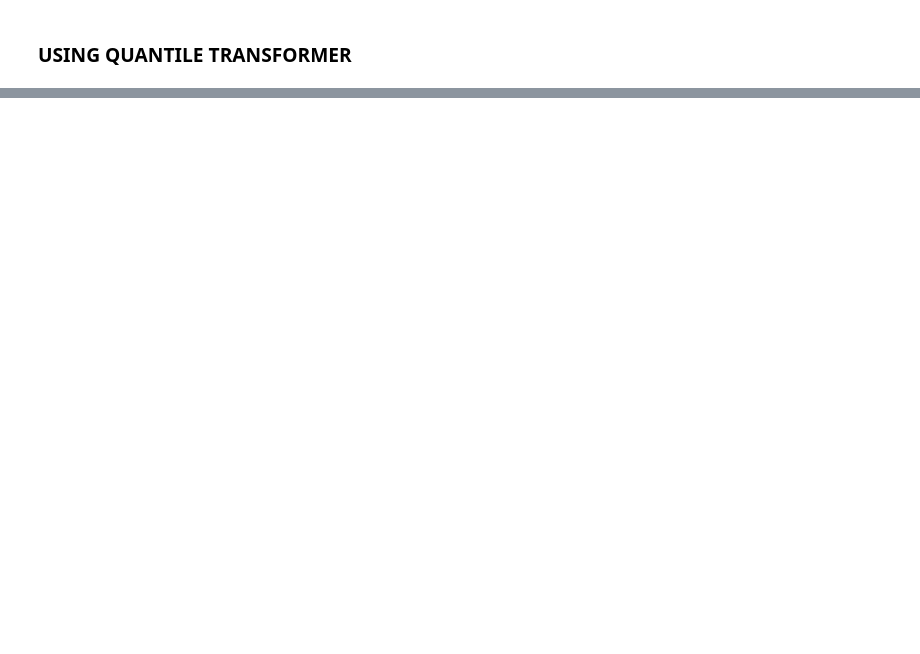
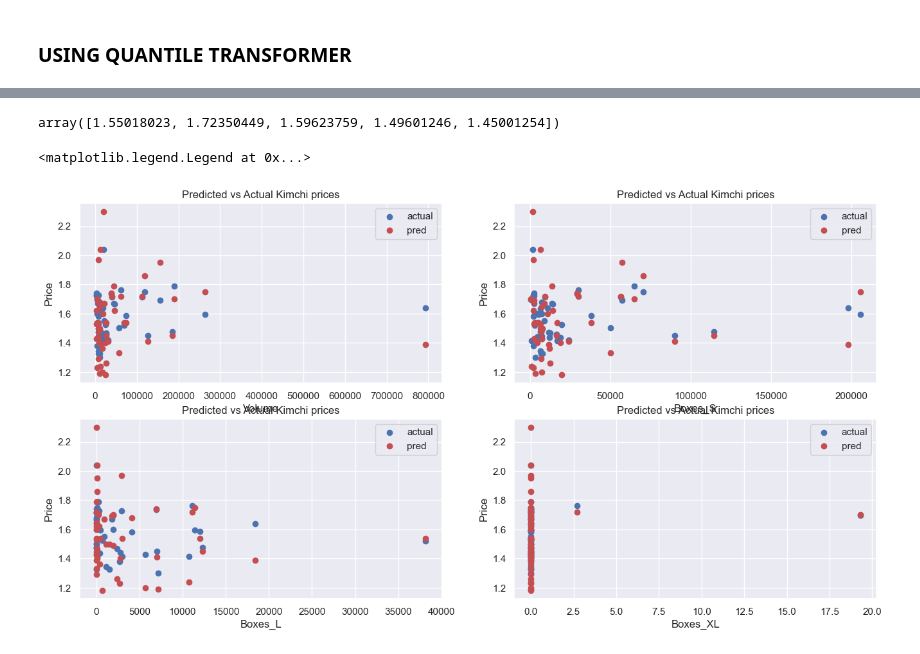
Before and after one commit to mattmiranda/ml-regression, a Jupyter notebook: main.ipynb, the cells around one changed output, grey strips where cells are left out. Drawn from its saved outputs; the diff is of its cells as text; code cells hidden in the pictures; blank space fills up the shorter version.

Commit message:
Added scatter plot to compare predictions and actual labels (prices)

```diff
--- a/main.ipynb
+++ b/main.ipynb
@@ -600,5 +684,5 @@ df
 # %%
 df["month"] = df.Date.dt.month
 df["season"] = df.apply(lambda x: 0 if x['month'] in [1,2,12] else (1 if x['month'] in [3,4,5] else (2 if x['month'] in [6,7,8] else 4)), axis=1)
-df = df.drop(["Date", "Boxes_T"], axis=1)
+df = df.drop(["Date"], axis=1)
 df
@@ -745,3 +900,5 @@ svm_pipeline = make_pipeline(col_trans, svm)
 svm_pipeline.fit(X_train, y_train)
 predictions = svm_pipeline.predict(X_test)
 predictions[:5]
+# %% [output]
+array([1.55018023, 1.72350449, 1.59623759, 1.49601246, 1.45001254])
@@ -749,0 +905,44 @@ list(y_test[:5])
+# %%
+# Simple plot to see how the SVM model performed
+y_pred = predictions[:50]
+
+plt.figure(figsize=(16,8))
+
+plt.subplot(2,2,1)
+X_plot = X_test["Volume"][:50]
+plt.scatter(X_plot, y_pred, c='b', label='actual')
+plt.scatter(X_plot, y_test[:50], c='r', label='pred')
+plt.title("Predicted vs Actual Kimchi prices")
+plt.xlabel("Volume")
+plt.ylabel("Price")
+plt.legend()
+
+plt.subplot(2,2,2)
+X_plot = X_test["Boxes_S"][:50]
+plt.scatter(X_plot, y_pred, c='b', label='actual')
+plt.scatter(X_plot, y_test[:50], c='r', label='pred')
+plt.title("Predicted vs Actual Kimchi prices")
+plt.xlabel("Boxes_S")
+plt.ylabel("Price")
+plt.legend()
+
+plt.subplot(2,2,3)
+X_plot = X_test["Boxes_L"][:50]
+plt.scatter(X_plot, y_pred, c='b', label='actual')
+plt.scatter(X_plot, y_test[:50], c='r', label='pred')
+plt.title("Predicted vs Actual Kimchi prices")
+plt.xlabel("Boxes_L")
+plt.ylabel("Price")
+plt.legend()
+
+plt.subplot(2,2,4)
+X_plot = X_test["Boxes_XL"][:50]
+plt.scatter(X_plot, y_pred, c='b', label='actual')
+plt.scatter(X_plot, y_test[:50], c='r', label='pred')
+plt.title("Predicted vs Actual Kimchi prices")
+plt.xlabel("Boxes_XL")
+plt.ylabel("Price")
+plt.legend()
+# %% [output]
+<matplotlib.legend.Legend at 0x...>
+[figure, added]
```
Also changed, not shown: parts of 16 cells of this notebook, 2 other files.
